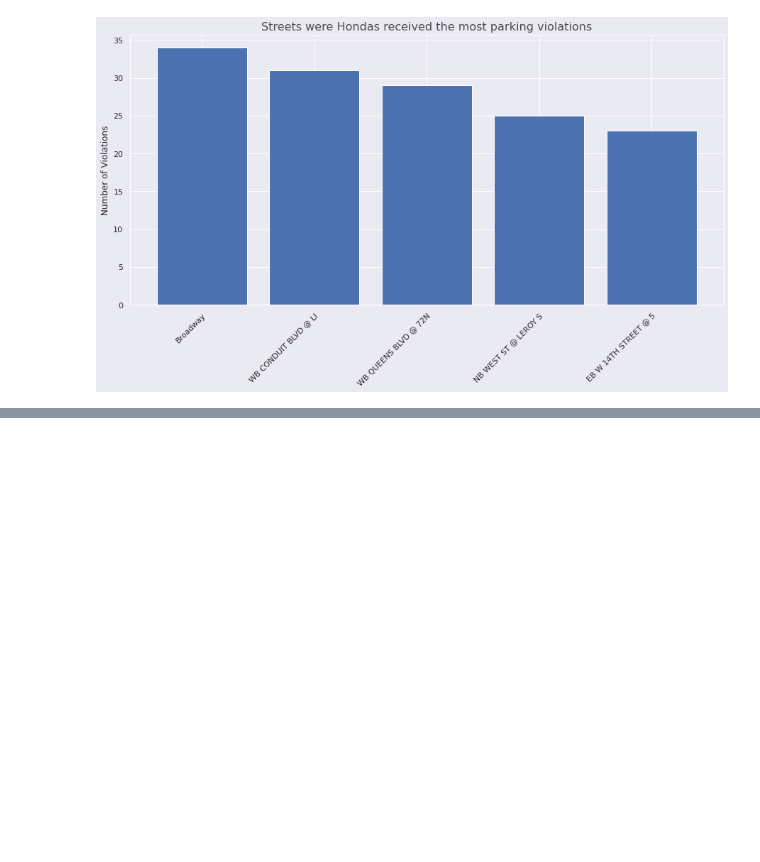
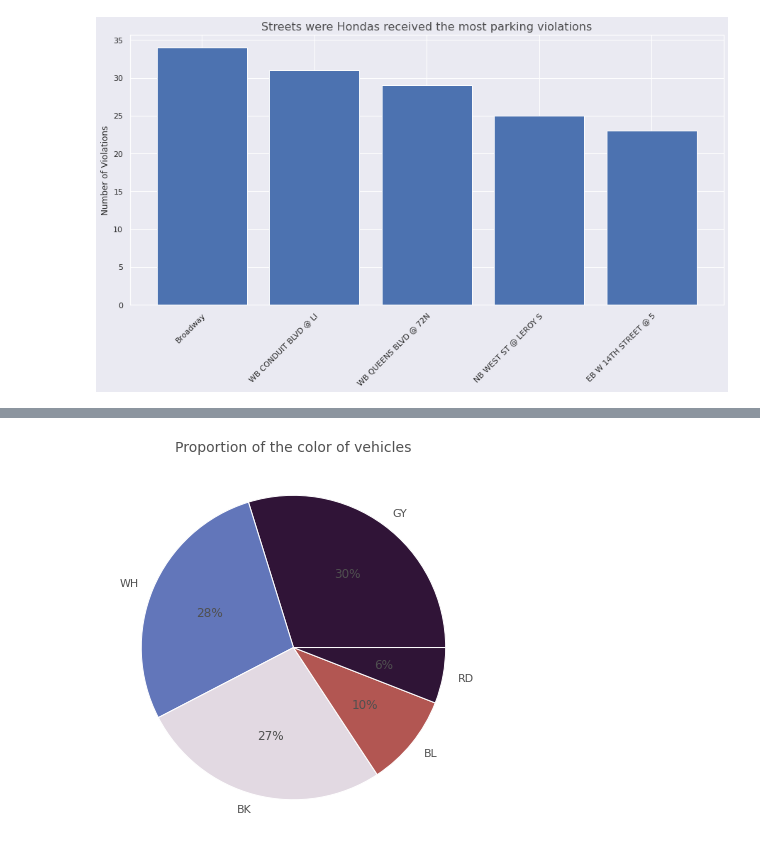
Before and after one commit to pedrohortencio/data-analysis-projects, a Jupyter notebook: NYC Parking Violations/NYC_Parking_Violations.ipynb, the cells around one changed output, grey strips where cells are left out. Drawn from its saved outputs; the diff is of its cells as text; code cells hidden in the pictures; blank space fills up the shorter version.

```diff
--- a/NYC Parking Violations/NYC_Parking_Violations.ipynb
+++ b/NYC Parking Violations/NYC_Parking_Violations.ipynb
@@ -397,0 +444,4 @@ plt.show();
+# %%
+# First, let's plot a pie chart of the vehicle colors with the whole dataset
+top_colors = df.groupby('Vehicle Color')['Summons Number'].count().nlargest(5)
+top_colors
@@ -397,0 +456,14 @@ plt.show();
+# %%
+fig = plt.figure(figsize=(15, 7))
+
+color_map = plt.cm.get_cmap('Blues').reversed()
+
+ax = top_colors.plot.pie(colormap='twilight_shifted', autopct='%1.0f%%', textprops={'color':"#505050"})
+ax.set(xlabel='', ylabel='')
+
+plt.title('Proportion of the color of vehicles',
+          size=14, alpha=0.8);
+
+plt.show();
+# %% [output]
+[figure, added]
```
Also changed, not shown: parts of 22 cells of this notebook.
